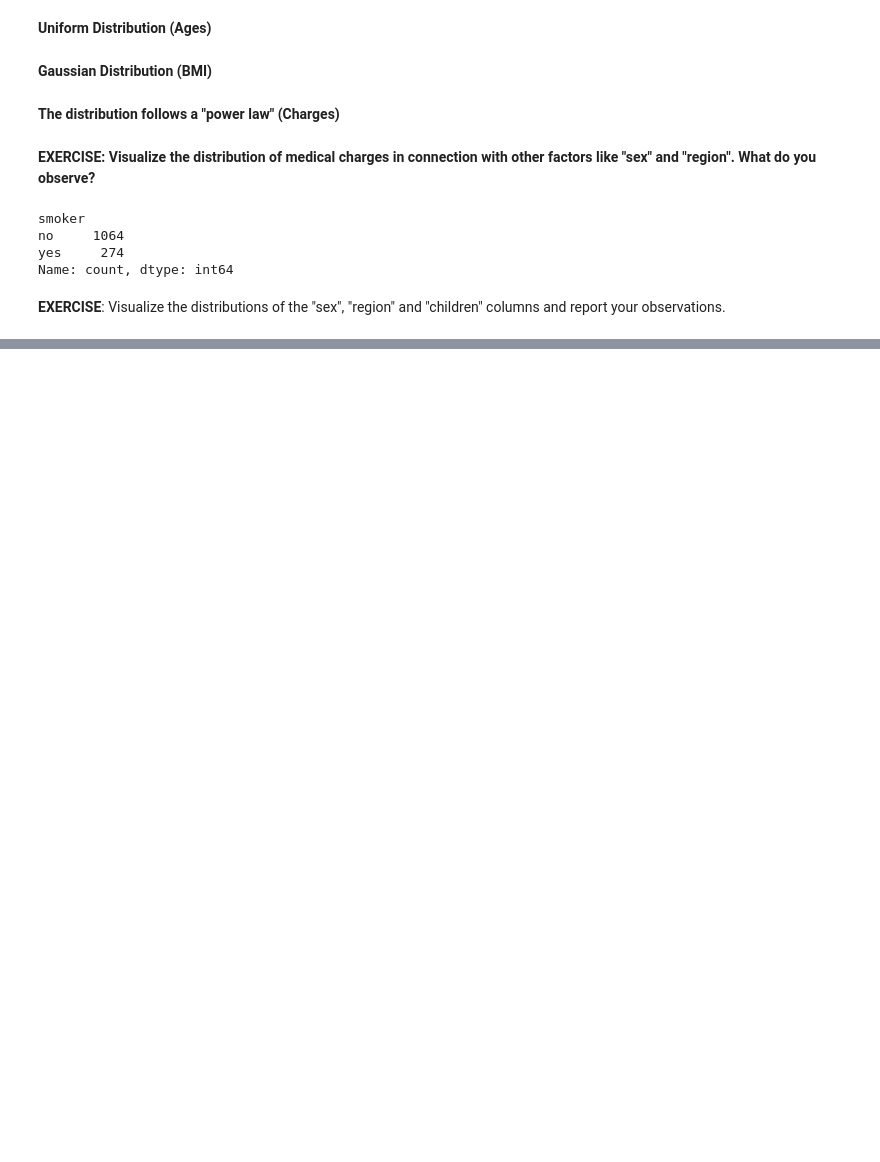
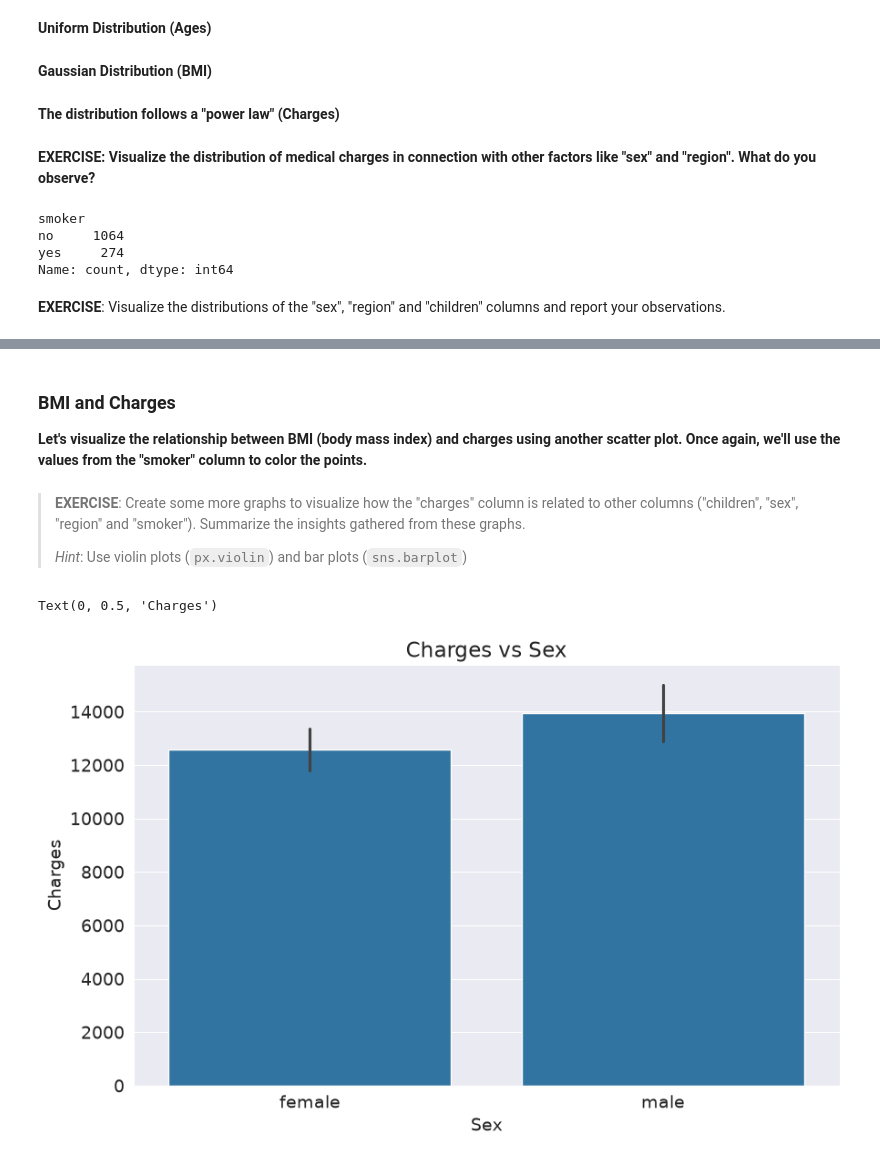
Before and after one commit to ohigginsrodriguez-cloud/Machine-Learning_Course, a Jupyter notebook: Linear-Regression/Medical-Expenses/Exploratoy-Analysis-Visualization.ipynb, the cells around one changed output, grey strips where cells are left out. Saved outputs shown, nothing was run; the diff lists cells and outputs as text; code cells hidden in the pictures; blank space fills up the shorter version.

Commit message:
Age and charges in scatter violin and bar plots

```diff
--- a/Linear-Regression/Medical-Expenses/Exploratoy-Analysis-Visualization.ipynb
+++ b/Linear-Regression/Medical-Expenses/Exploratoy-Analysis-Visualization.ipynb
@@ -156,0 +174,4 @@ fig.update_layout(bargap=0.1)
+# %% [markdown]
+### BMI and Charges
+
+**Let's visualize the relationship between BMI (body mass index) and charges using another scatter plot. Once again, we'll use the values from the "smoker" column to color the points.**
@@ -156,0 +188,4 @@ fig.update_layout(bargap=0.1)
+# %% [markdown]
+> **EXERCISE**: Create some more graphs to visualize how the "charges" column is related to other columns ("children", "sex", "region" and "smoker"). Summarize the insights gathered from these graphs.
+>
+> *Hint*: Use violin plots (`px.violin`) and bar plots (`sns.barplot`)
@@ -156,0 +194,8 @@ fig.update_layout(bargap=0.1)
+# %%
+sns.barplot(medical_df, x='sex', y='charges')
+plt.title('Charges vs Sex')
+plt.xlabel('Sex')
+plt.ylabel('Charges')
+# %% [output]
+Text(0, 0.5, 'Charges')
+[figure, added]
```
Also changed, not shown: parts of 5 cells of this notebook.
